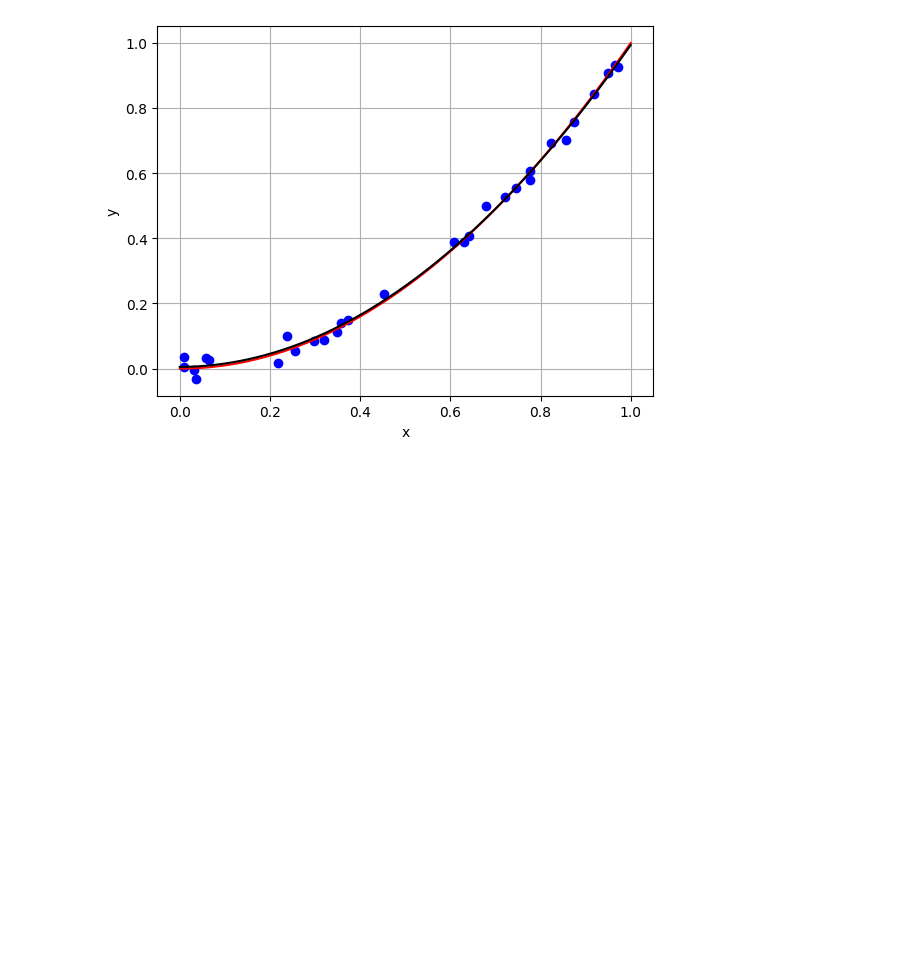
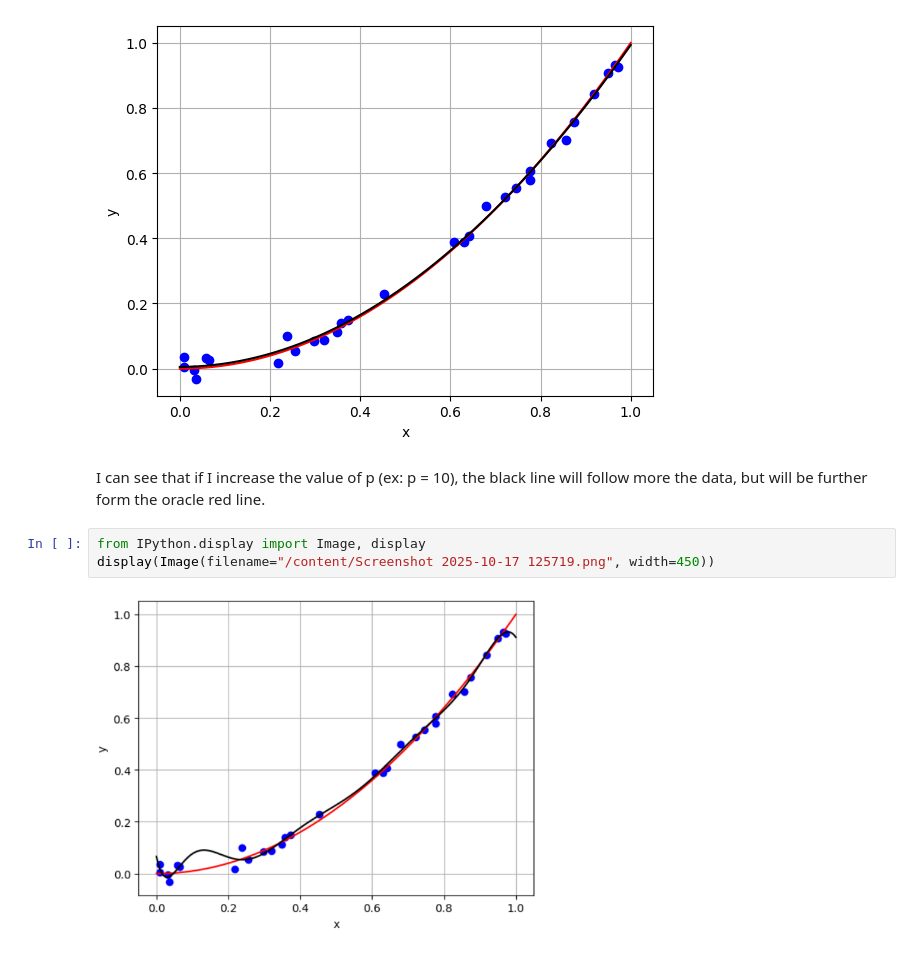
Before and after one commit to mrtelisa/ML-DL_lab1, a Jupyter notebook: main2.ipynb, the cells around one changed output. Drawn from its saved outputs; the diff is of its cells as text; blank space fills up the shorter version.

```diff
--- a/main2.ipynb
+++ b/main2.ipynb
@@ -71,3 +71,10 @@ ax.grid() # acrivate the grid
 plt.show()
 # %% [output]
 [figure]
+# %% [markdown]
+I can see that if I increase the value of p (ex: p = 10), the black line will follow more the data, but will be further form the oracle red line.
+# %%
+from IPython.display import Image, display
+display(Image(filename="/content/Screenshot 2025-10-17 125719.png", width=450))
+# %% [output]
+[figure, added]
```
Also changed, not shown: parts of 2 cells of this notebook.
